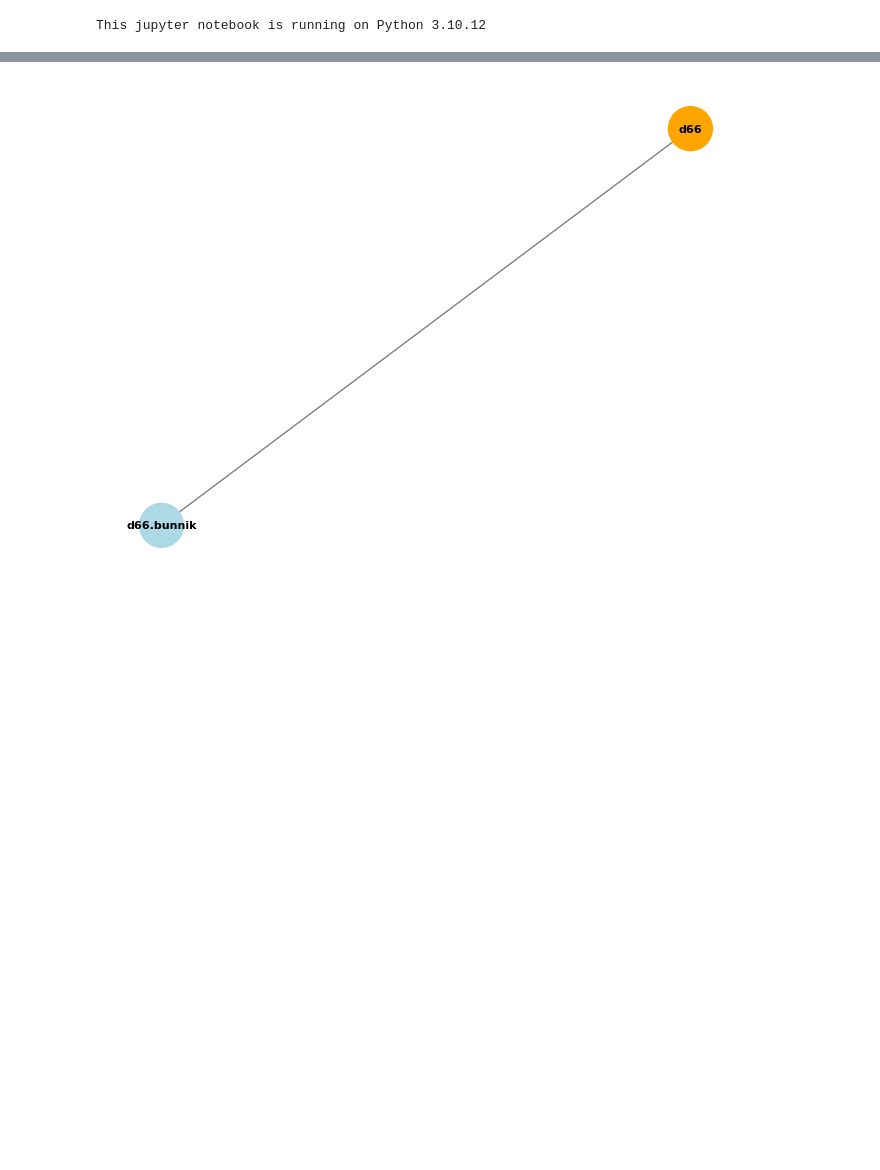
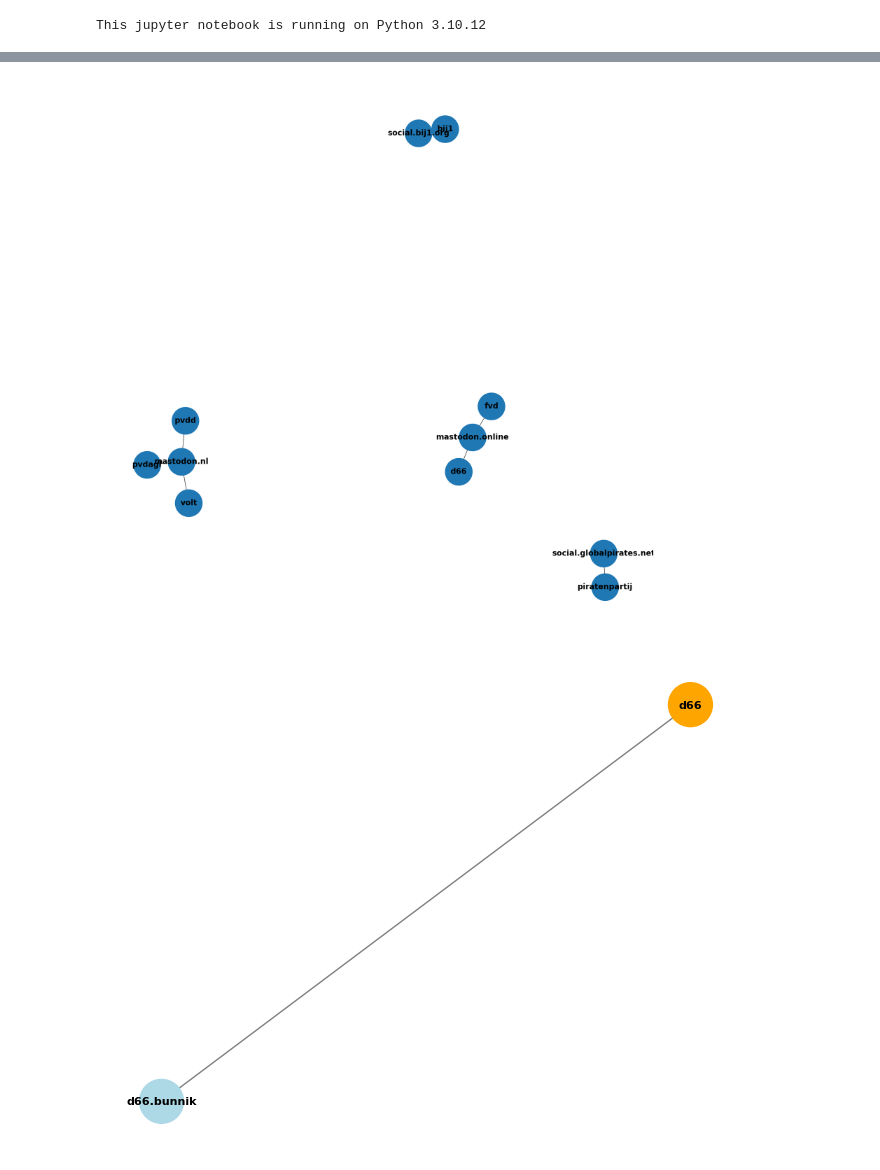
Before and after one commit to bazottie/vu-social-web-notebooks, a Jupyter notebook: report/mastodon-scrape.ipynb, the cells around one changed output, grey strips where cells are left out. Drawn from its saved outputs; the diff is of its cells as text; code cells hidden in the pictures; blank space fills up the shorter version.

```diff
--- a/report/mastodon-scrape.ipynb
+++ b/report/mastodon-scrape.ipynb
@@ -101,7 +138,7 @@ def remove_datetime(obj):
 official_accounts = {
     "d66": {"bunnik": "D66Bunnik@mastodon.online"},
     "pvdd": {"national": "PartijvoordeDieren@mastodon.nl", "nijmegen": "PvdDNijmegen@mastodon.nl"},
-    "piratenpartij":{"national": ["Piratenpartij@mastodon.nl", "Piratenpartij@social.globalpirates.net" ]},
+    "piratenpartij":{"national": "Piratenpartij@mastodon.nl", "national": "Piratenpartij@social.globalpirates.net"},
     "bij1": {"national": "BIJ1@social.bij1.org", "utrecht": "UtrechtBIJ1@social.bij1.org"},
     "pvdagl": {"de ronde venen": "PvdAGLDRV@mastodon.nl", "overijssel":"pvdaoverijssel@mastodon.nl"},
     "fvd": {"*national": "fvdemocratie"},
@@ -111,6 +148,8 @@ official_accounts = {
 mapped_accounts = {}
 
 for party, branches in official_accounts.items():
+    print(type(official_accounts))
+    print(type(official_accounts[party]))
     for branch, account in branches.items():
         server = account.split("@")[1] if "@" in account else "mastodon.online"
         if server not in mapped_accounts:
@@ -118,3 +157,5 @@ for party, branches in official_accounts.items():
         if party not in mapped_accounts[server]:
             mapped_accounts[server][party] = {}
         mapped_accounts[server][party][branch] = account
+
+mapped_accounts
@@ -121,3 +187,16 @@ for party, branches in official_accounts.items():
+# %%
+import networkx as nx
+import matplotlib.pyplot as plt
+
+def draw_trees(tree):
+    G = nx.from_dict_of_dicts(tree)
+    plt.figure(figsize=(20,20))
+    nx.draw(G, with_labels=True, font_size=20, node_size=5000, font_weight='bold')
+
+draw_trees(mapped_accounts)
+# draw_trees(official_accounts)
+# %% [output]
+[figure, added]
 # %%
 import networkx as nx
 import matplotlib.pyplot as plt
```
Also changed, not shown: parts of 12 cells of this notebook.
